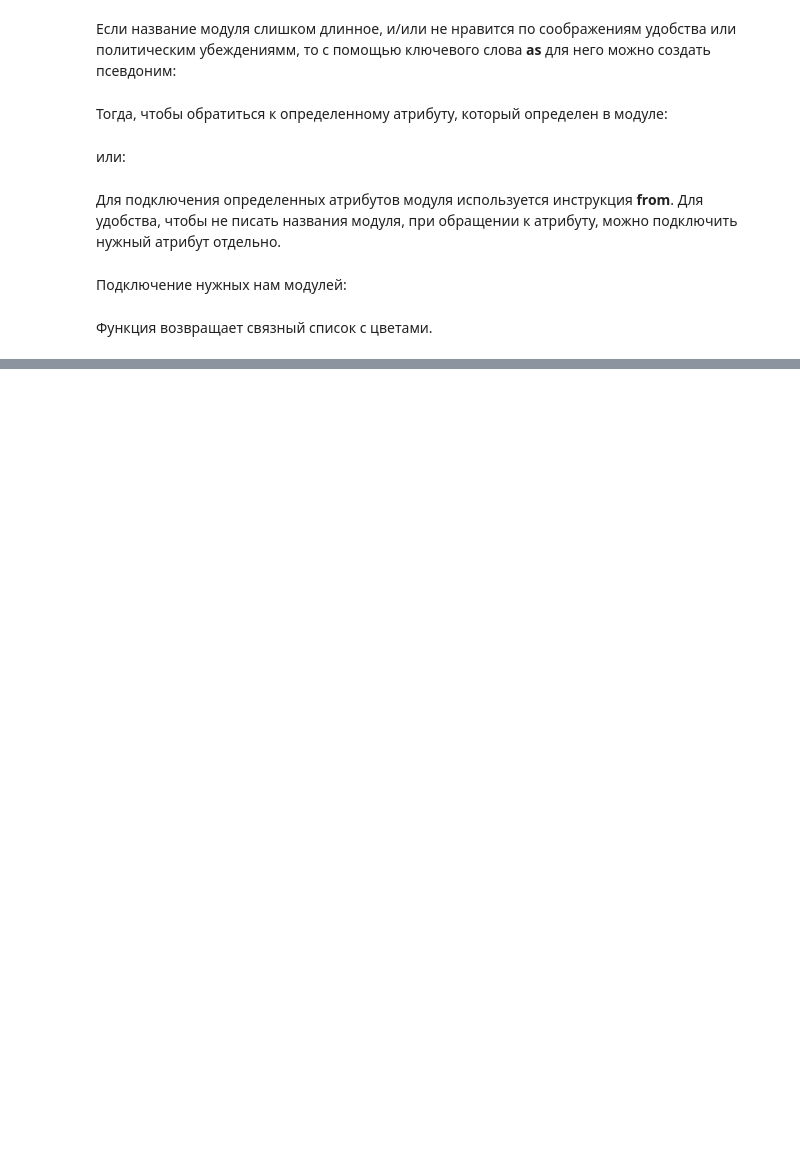
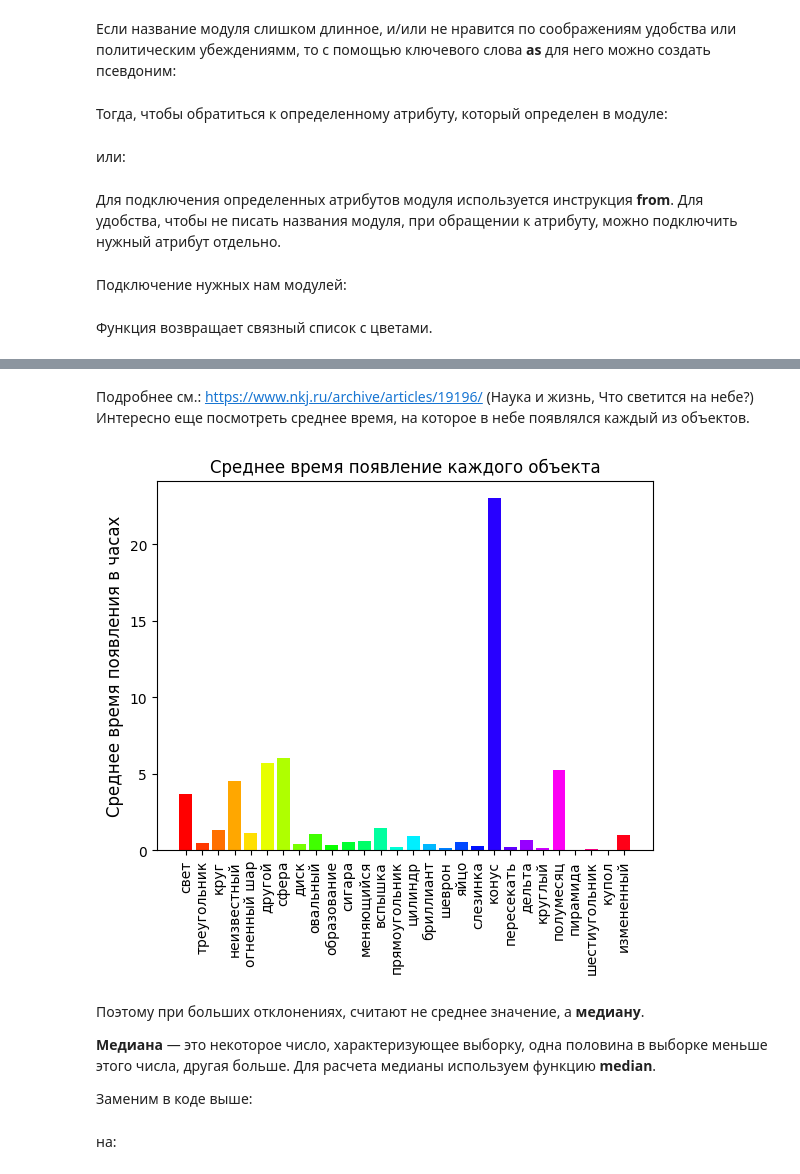
Before and after one commit to Vakhranev/MGIMO, a Jupyter notebook: 7 февраля.ipynb, the cells around one changed output, grey strips where cells are left out. Drawn from its saved outputs; the diff is of its cells as text; code cells hidden in the pictures; blank space fills up the shorter version.

```diff
--- a/7 февраля.ipynb
+++ b/7 февраля.ipynb
@@ -115,0 +224,32 @@ def getColors(n):
+# %% [markdown]
+Подробнее см.: https://www.nkj.ru/archive/articles/19196/ (Наука и жизнь, Что светится на небе?)
+Интересно еще посмотреть среднее время, на которое в небе появлялся каждый из объектов.
+# %%
+shapes_durations_dict = {}
+for i in shapes_type_count_keys:
+    dfs = df[['duration (seconds)', 'shape']].loc[df['shape'] == i]
+    # Convert 'duration (seconds)' to numeric, handling errors
+    dfs['duration (seconds)'] = pd.to_numeric(dfs['duration (seconds)'], errors='coerce')
+    shapes_durations_dict[i] = dfs['duration (seconds)'].mean(axis=0)/60.0/60.0
+
+shapes_durations_dict_keys = []
+shapes_durations_dict_values = []
+
+for k in shapes_type_count_keys:
+    shapes_durations_dict_keys.append(k)
+    shapes_durations_dict_values.append(shapes_durations_dict[k])
+plt.title('Среднее время появление каждого объекта', fontsize=12)
+plt.bar(np.arange(OBJECT_COUNT), shapes_durations_dict_values, color=getColors(OBJECT_COUNT))
+plt.xticks(np.arange(OBJECT_COUNT), shapes_durations_dict_keys, rotation=90, fontsize=10)
+plt.ylabel('Среднее время появления в часах', fontsize=12)
+plt.show()
+# %% [output]
+[figure, added]
+# %% [markdown]
+Поэтому при больших отклонениях, считают не среднее значение, а **медиану**.
+
+
+**Медиана** — это некоторое число, характеризующее выборку, одна половина в выборке меньше этого числа, другая больше. Для расчета медианы используем функцию **median**.
+
+
+Заменим в коде выше:
@@ -115,0 +258,2 @@ def getColors(n):
+# %% [markdown]
+на:
```
Also changed, not shown: parts of 25 cells of this notebook.
